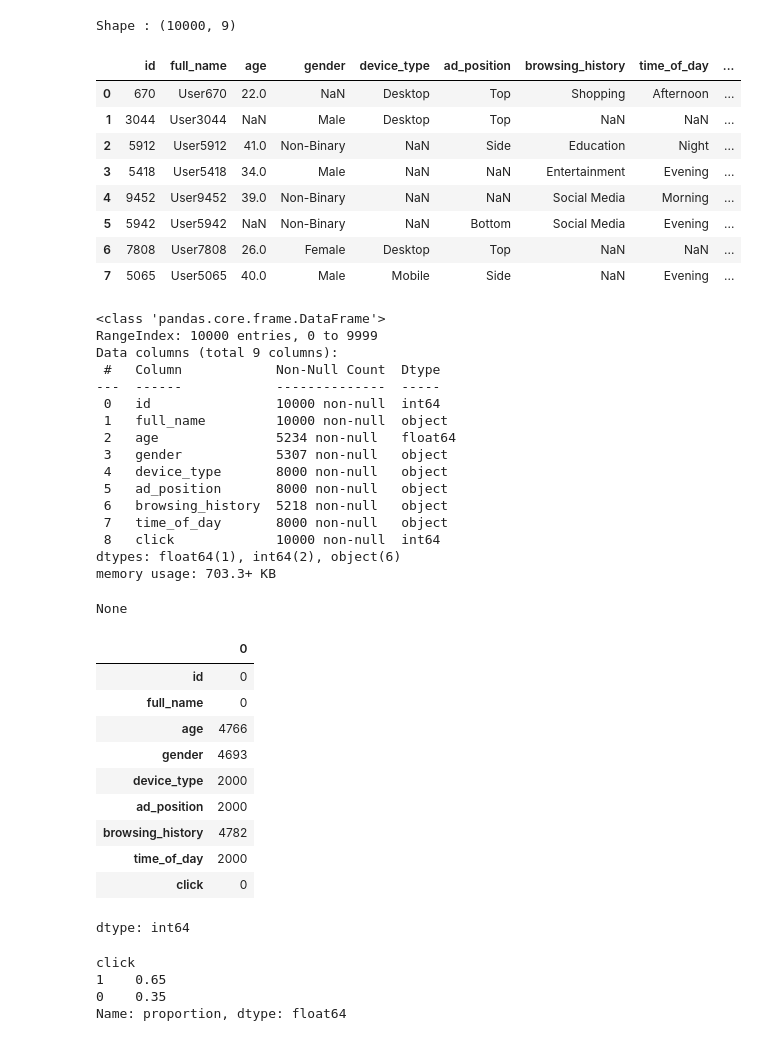
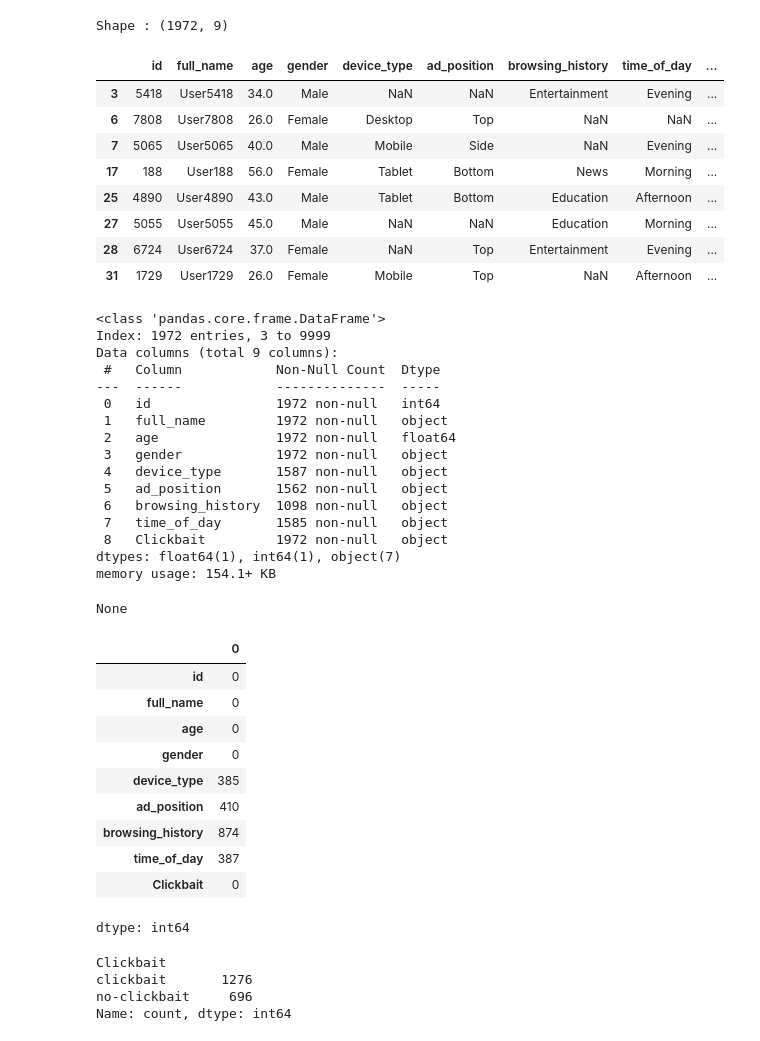
Before and after one commit to alexandre-cameron-borges/ACBorges_Clickscore_SDUDAnalytics, a Jupyter notebook: ACBorges_Clickscore_SDUDAnalytics.ipynb, the cells around one changed output. Cells and saved outputs as stored; diff of their text form; code cells hidden in the pictures.

```diff
--- a/ACBorges_Clickscore_SDUDAnalytics.ipynb
+++ b/ACBorges_Clickscore_SDUDAnalytics.ipynb
@@ -102,62 +104,70 @@ Name: proportion, dtype: float64
 # %%
 # Chemin vers le CSV marius clickbaitdataset dans ton Drive
 pathtableclickbait_b = "/content/drive/MyDrive/data/raw/ad_click_dataset.csv"
 tableclickbait_b = pd.read_csv(pathtableclickbait_b)
+
+# Nettoyage des NaN et des Non-Binaire
+tableclickbait_b = tableclickbait_b[tableclickbait_b['gender'].isin(['Male', 'Female'])]
+tableclickbait_b = tableclickbait_b.dropna(subset=['age'])
+
+# Changement colonne 'click' en 'clickbait' et les valeurs 0 en no-clickbait, 1 en clickbait
+tableclickbait_b['click'] = tableclickbait_b['click'].map({1: 'clickbait', 0: 'no-clickbait'})
+tableclickbait_b.rename(columns={'click': 'Clickbait'}, inplace=True)
 
 # Aperçu rapide
 print("Shape :", tableclickbait_b.shape)
 display(tableclickbait_b.head(8))
 
 # Comptage des nulls et types
 display(tableclickbait_b.info())
 display(tableclickbait_b.isnull().sum())
 
 # Répartition clickbait vs non-clickbait
-counts = tableclickbait_b['click'].value_counts(normalize=True)
+counts = tableclickbait_b['Clickbait'].value_counts()
 print(counts)
 # %% [output]
-Shape : (10000, 9)
+Shape : (1972, 9)
 |  | id | full_name | age | gender | device_type | ad_position | browsing_history | time_of_day | ... |
-| 0 | 670 | User670 | 22.0 | NaN | Desktop | Top | Shopping | Afternoon | ... |
-| 1 | 3044 | User3044 | NaN | Male | Desktop | Top | NaN | NaN | ... |
-| 2 | 5912 | User5912 | 41.0 | Non-Binary | NaN | Side | Education | Night | ... |
 | 3 | 5418 | User5418 | 34.0 | Male | NaN | NaN | Entertainment | Evening | ... |
-| 4 | 9452 | User9452 | 39.0 | Non-Binary | NaN | NaN | Social Media | Morning | ... |
-| 5 | 5942 | User5942 | NaN | Non-Binary | NaN | Bottom | Social Media | Evening | ... |
 | 6 | 7808 | User7808 | 26.0 | Female | Desktop | Top | NaN | NaN | ... |
 | 7 | 5065 | User5065 | 40.0 | Male | Mobile | Side | NaN | Evening | ... |
+| 17 | 188 | User188 | 56.0 | Female | Tablet | Bottom | News | Morning | ... |
+| 25 | 4890 | User4890 | 43.0 | Male | Tablet | Bottom | Education | Afternoon | ... |
+| 27 | 5055 | User5055 | 45.0 | Male | NaN | NaN | Education | Morning | ... |
+| 28 | 6724 | User6724 | 37.0 | Female | NaN | Top | Entertainment | Evening | ... |
+| 31 | 1729 | User1729 | 26.0 | Female | Mobile | Top | NaN | Afternoon | ... |
 <class 'pandas.core.frame.DataFrame'>
-RangeIndex: 10000 entries, 0 to 9999
+Index: 1972 entries, 3 to 9999
 Data columns (total 9 columns):
  #   Column            Non-Null Count  Dtype
 ---  ------            --------------  -----
- 0   id                10000 non-null  int64
- 1   full_name         10000 non-null  object
- 2   age               5234 non-null   float64
- 3   gender            5307 non-null   object
- 4   device_type       8000 non-null   object
- 5   ad_position       8000 non-null   object
- 6   browsing_history  5218 non-null   object
- 7   time_of_day       8000 non-null   object
- 8   click             10000 non-null  int64
-dtypes: float64(1), int64(2), object(6)
-memory usage: 703.3+ KB
+ 0   id                1972 non-null   int64
+ 1   full_name         1972 non-null   object
+ 2   age               1972 non-null   float64
+ 3   gender            1972 non-null   object
+ 4   device_type       1587 non-null   object
+ 5   ad_position       1562 non-null   object
+ 6   browsing_history  1098 non-null   object
+ 7   time_of_day       1585 non-null   object
+ 8   Clickbait         1972 non-null   object
+dtypes: float64(1), int64(1), object(7)
+memory usage: 154.1+ KB
 None
 |  | 0 |
 | id | 0 |
 | full_name | 0 |
-| age | 4766 |
-| gender | 4693 |
-| device_type | 2000 |
-| ad_position | 2000 |
-| browsing_history | 4782 |
-| time_of_day | 2000 |
-| click | 0 |
+| age | 0 |
+| gender | 0 |
+| device_type | 385 |
+| ad_position | 410 |
+| browsing_history | 874 |
+| time_of_day | 387 |
+| Clickbait | 0 |
 dtype: int64
-click
-1    0.65
-0    0.35
-Name: proportion, dtype: float64
+Clickbait
+clickbait       1276
+no-clickbait     696
+Name: count, dtype: int64
 # %%
 # Chemin vers le CSV souvik clickbaitdataset dans ton Drive
 pathtableclickbait_c = "/content/drive/MyDrive/data/raw/advertising.csv"
```
Also changed, not shown: parts of 11 cells of this notebook.
